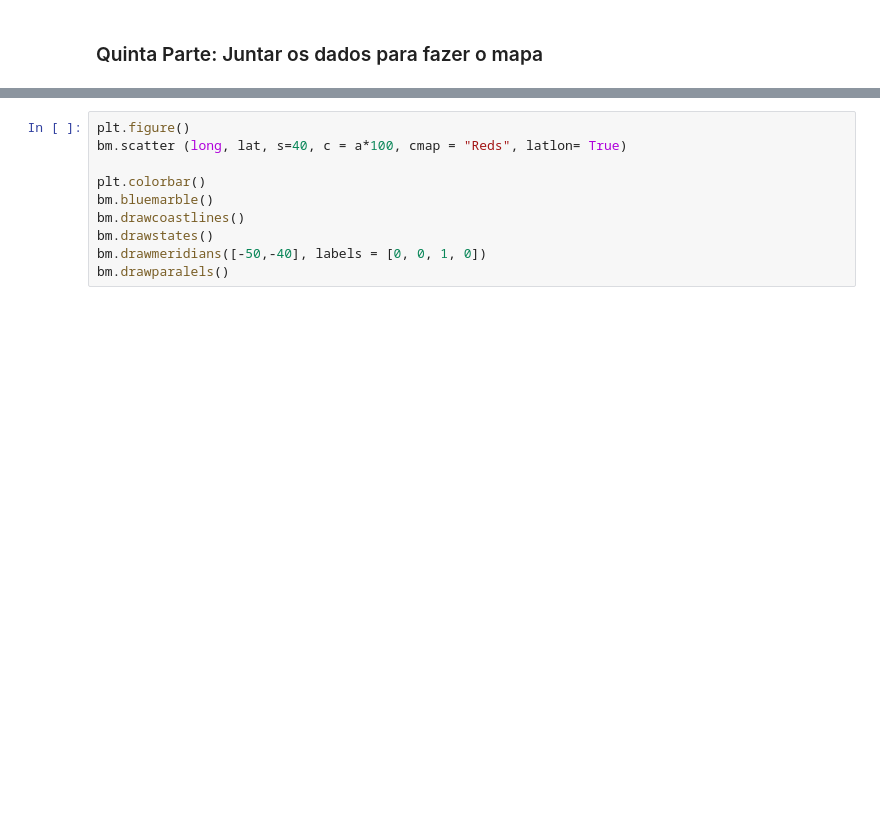
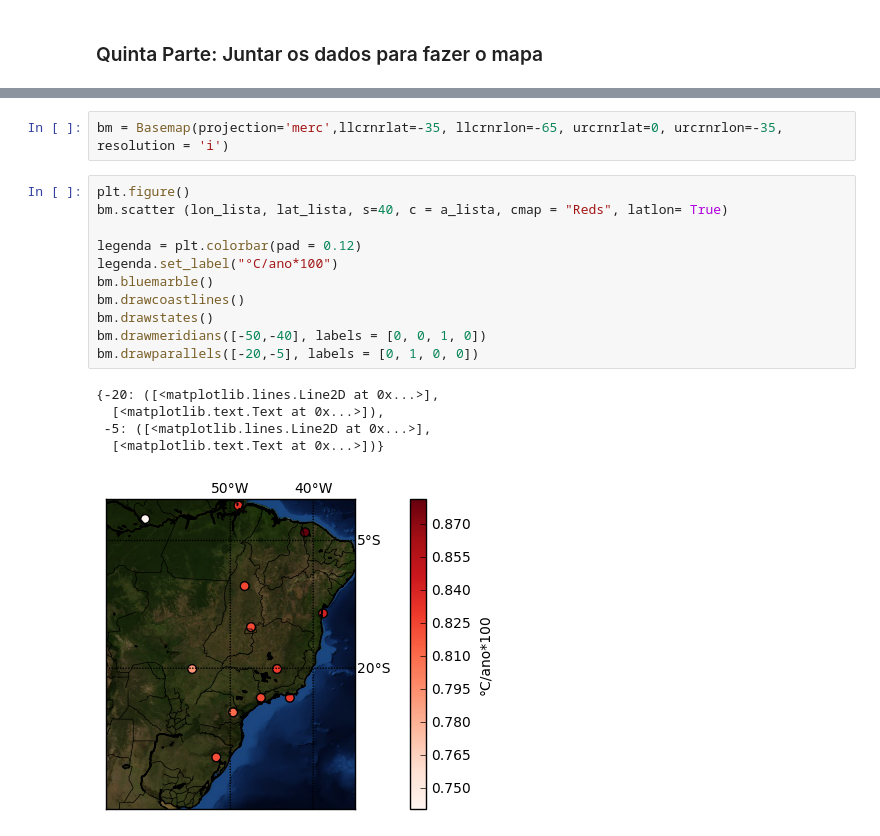
Before and after one commit to mat-esp-2016/capstone-pratica-final-luis-victor-e-felipe, a Jupyter notebook: capstone.ipynb, the cells around one changed output, grey strips where cells are left out. Drawn from its saved outputs; the diff is of its cells as text; blank space fills up the shorter version.

```diff
--- a/capstone.ipynb
+++ b/capstone.ipynb
@@ -199,13 +202,22 @@ AttributeError: Unknown property cmp
+# %%
+bm = Basemap(projection='merc',llcrnrlat=-35, llcrnrlon=-65, urcrnrlat=0, urcrnrlon=-35, resolution = 'i')
 # %%
 plt.figure()
-bm.scatter (long, lat, s=40, c = a*100, cmap = "Reds", latlon= True)
+bm.scatter (lon_lista, lat_lista, s=40, c = a_lista, cmap = "Reds", latlon= True)
 
-plt.colorbar()
+legenda = plt.colorbar(pad = 0.12)
+legenda.set_label("°C/ano*100")
 bm.bluemarble()
 bm.drawcoastlines()
 bm.drawstates()
 bm.drawmeridians([-50,-40], labels = [0, 0, 1, 0])
-bm.drawparalels()
+bm.drawparallels([-20,-5], labels = [0, 1, 0, 0])
+# %% [output]
+{-20: ([<matplotlib.lines.Line2D at 0x...>],
+  [<matplotlib.text.Text at 0x...>]),
+ -5: ([<matplotlib.lines.Line2D at 0x...>],
+  [<matplotlib.text.Text at 0x...>])}
+[figure, added]
 # %% [markdown]
 **Course website**: https://github.com/mat-esp/about
 
```
Also changed, not shown: parts of 6 cells of this notebook.
